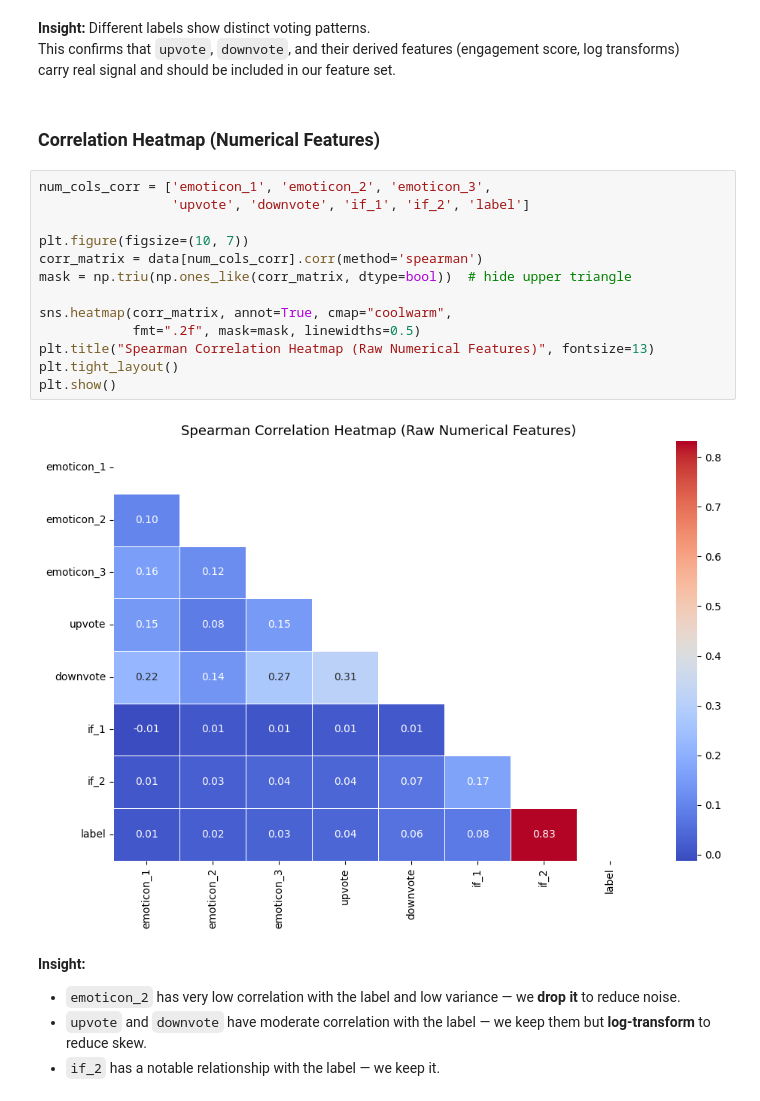
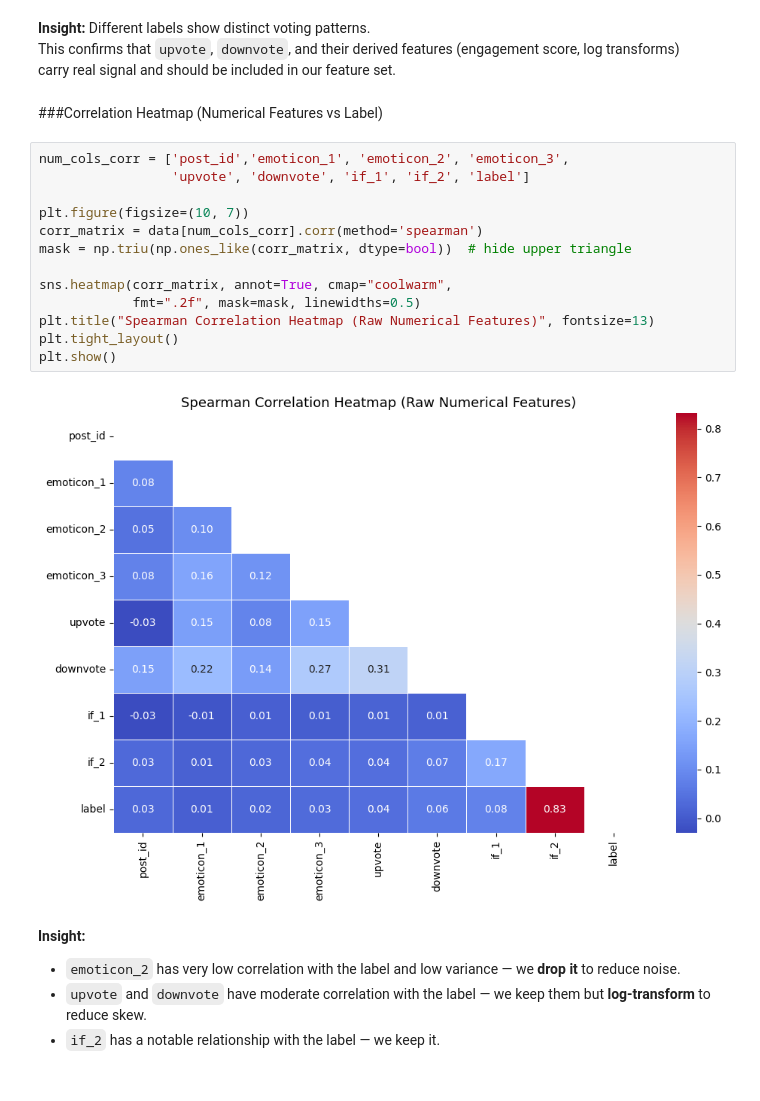
Before and after one commit to 23f3001800/Comment-Category-Prediction-Challenge, a Jupyter notebook: 23f3001800-notebook-t12026.ipynb, the cells around one changed output. Cells and saved outputs as stored; diff of their text form.

```diff
--- a/23f3001800-notebook-t12026.ipynb
+++ b/23f3001800-notebook-t12026.ipynb
@@ -373,22 +379,22 @@ plt.show()
 This confirms that `upvote`, `downvote`, and their derived features (engagement score, log transforms)
 carry real signal and should be included in our feature set.
 # %% [markdown]
-### Correlation Heatmap (Numerical Features)
+###Correlation Heatmap (Numerical Features vs Label)
 # %%
-num_cols_corr = ['emoticon_1', 'emoticon_2', 'emoticon_3',
+num_cols_corr = ['post_id','emoticon_1', 'emoticon_2', 'emoticon_3',
                  'upvote', 'downvote', 'if_1', 'if_2', 'label']
 
 plt.figure(figsize=(10, 7))
 corr_matrix = data[num_cols_corr].corr(method='spearman')
 mask = np.triu(np.ones_like(corr_matrix, dtype=bool))  # hide upper triangle
 
 sns.heatmap(corr_matrix, annot=True, cmap="coolwarm",
             fmt=".2f", mask=mask, linewidths=0.5)
 plt.title("Spearman Correlation Heatmap (Raw Numerical Features)", fontsize=13)
 plt.tight_layout()
 plt.show()
 # %% [output]
-[figure, old version]
+[figure, new version]
 # %% [markdown]
 **Insight:**
 - `emoticon_2` has very low correlation with the label and low variance — we **drop it** to reduce noise.
```
Also changed, not shown: parts of 71 cells of this notebook.
